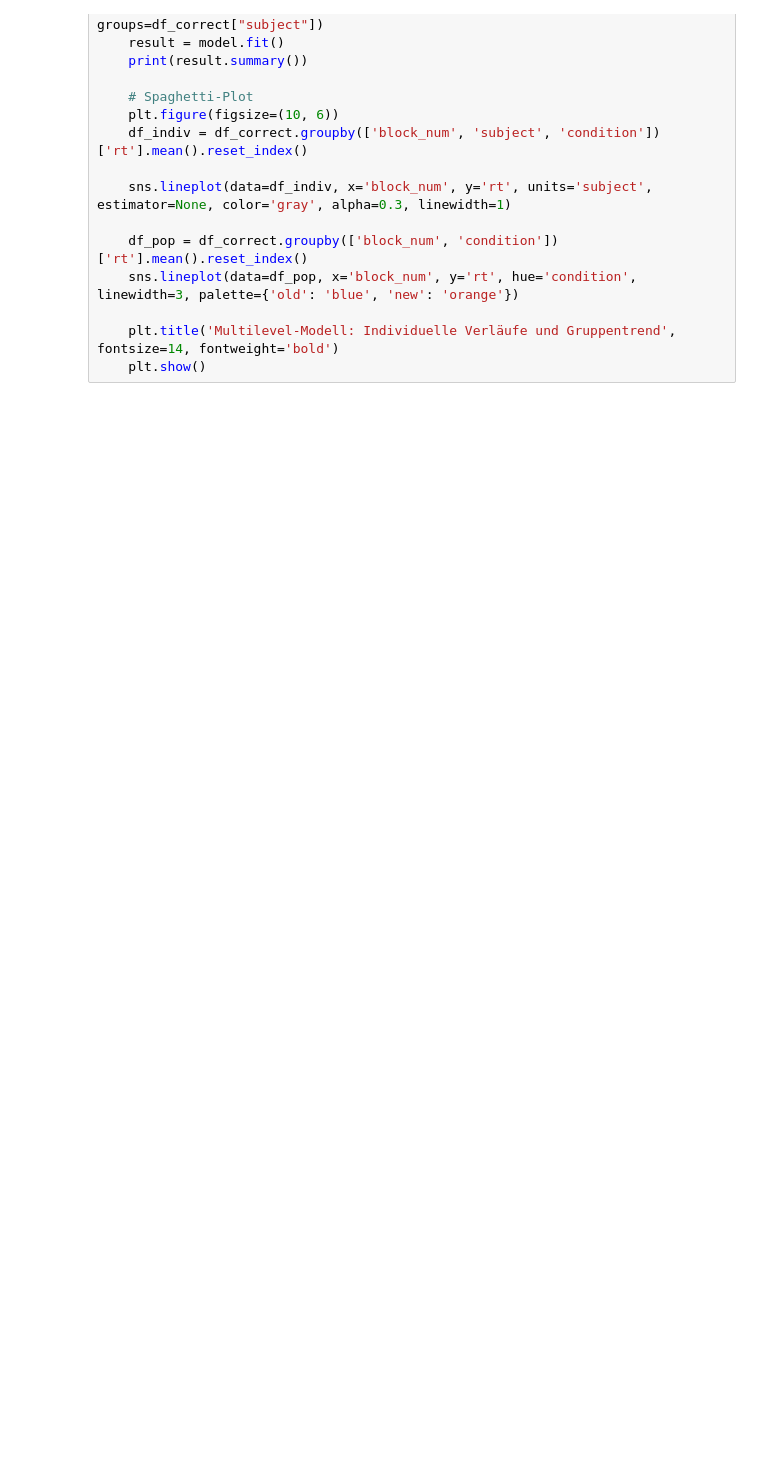
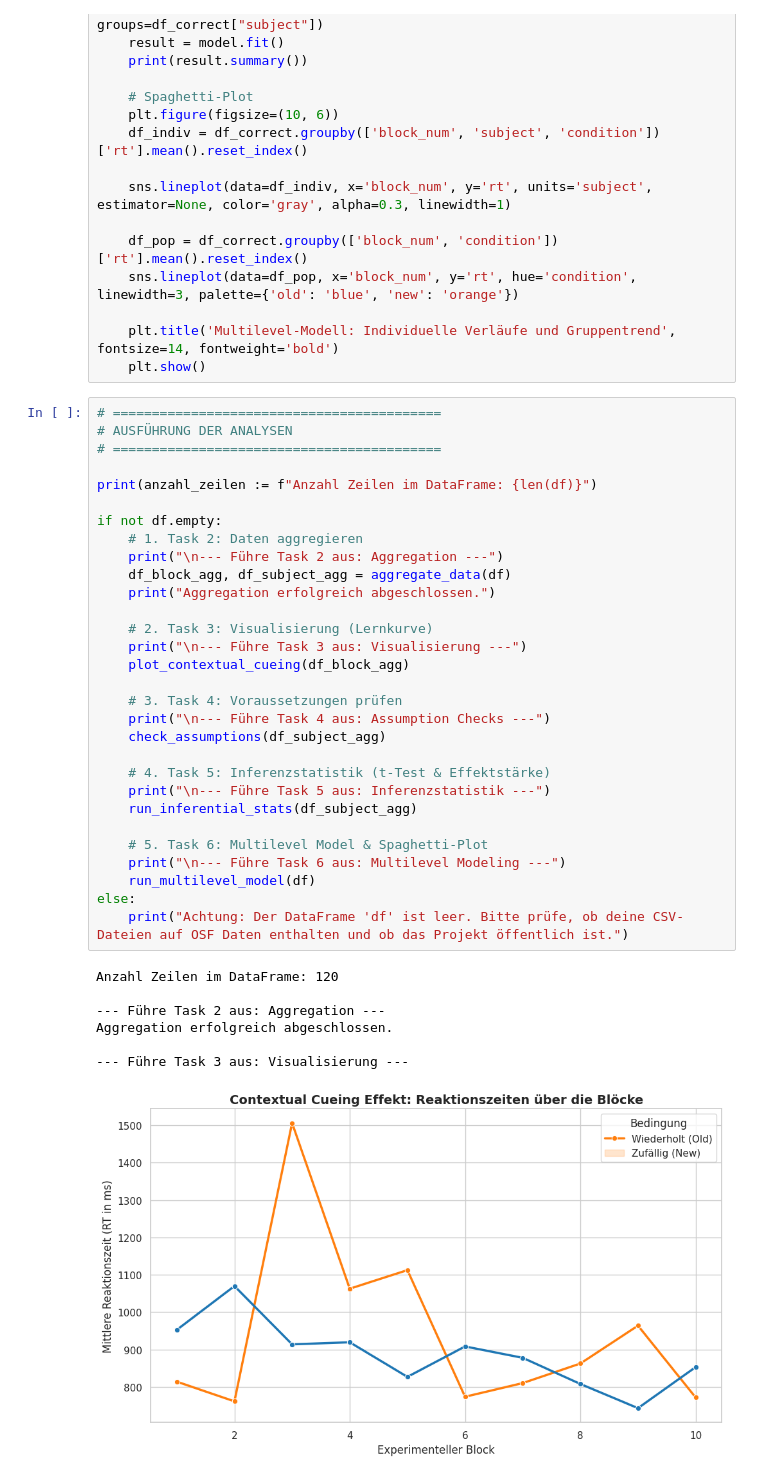
Before and after one commit to mdl96/ConCue, a Jupyter notebook: analyse.ipynb, the cells around one changed output. Saved outputs shown, nothing was run; the diff lists cells and outputs as text; blank space fills up the shorter version.

```diff
--- a/analyse.ipynb
+++ b/analyse.ipynb
@@ -173,3 +180,41 @@ def run_multilevel_model(df):
 
     plt.title('Multilevel-Modell: Individuelle Verläufe und Gruppentrend', fontsize=14, fontweight='bold')
     plt.show()
+# %%
+# ==========================================
+# AUSFÜHRUNG DER ANALYSEN
+# ==========================================
+
+print(anzahl_zeilen := f"Anzahl Zeilen im DataFrame: {len(df)}")
+
+if not df.empty:
+    # 1. Task 2: Daten aggregieren
+    print("\n--- Führe Task 2 aus: Aggregation ---")
+    df_block_agg, df_subject_agg = aggregate_data(df)
+    print("Aggregation erfolgreich abgeschlossen.")
+
+    # 2. Task 3: Visualisierung (Lernkurve)
+    print("\n--- Führe Task 3 aus: Visualisierung ---")
+    plot_contextual_cueing(df_block_agg)
+
+    # 3. Task 4: Voraussetzungen prüfen
+    print("\n--- Führe Task 4 aus: Assumption Checks ---")
+    check_assumptions(df_subject_agg)
+
+    # 4. Task 5: Inferenzstatistik (t-Test & Effektstärke)
+    print("\n--- Führe Task 5 aus: Inferenzstatistik ---")
+    run_inferential_stats(df_subject_agg)
+
+    # 5. Task 6: Multilevel Model & Spaghetti-Plot
+    print("\n--- Führe Task 6 aus: Multilevel Modeling ---")
+    run_multilevel_model(df)
+else:
+    print("Achtung: Der DataFrame 'df' ist leer. Bitte prüfe, ob deine CSV-Dateien auf OSF Daten enthalten und ob das Projekt öffentlich ist.")
+# %% [output]
+Anzahl Zeilen im DataFrame: 120
+
+--- Führe Task 2 aus: Aggregation ---
+Aggregation erfolgreich abgeschlossen.
+
+--- Führe Task 3 aus: Visualisierung ---
+[figure, added]
```
Also changed, not shown: parts of 8 cells of this notebook.
